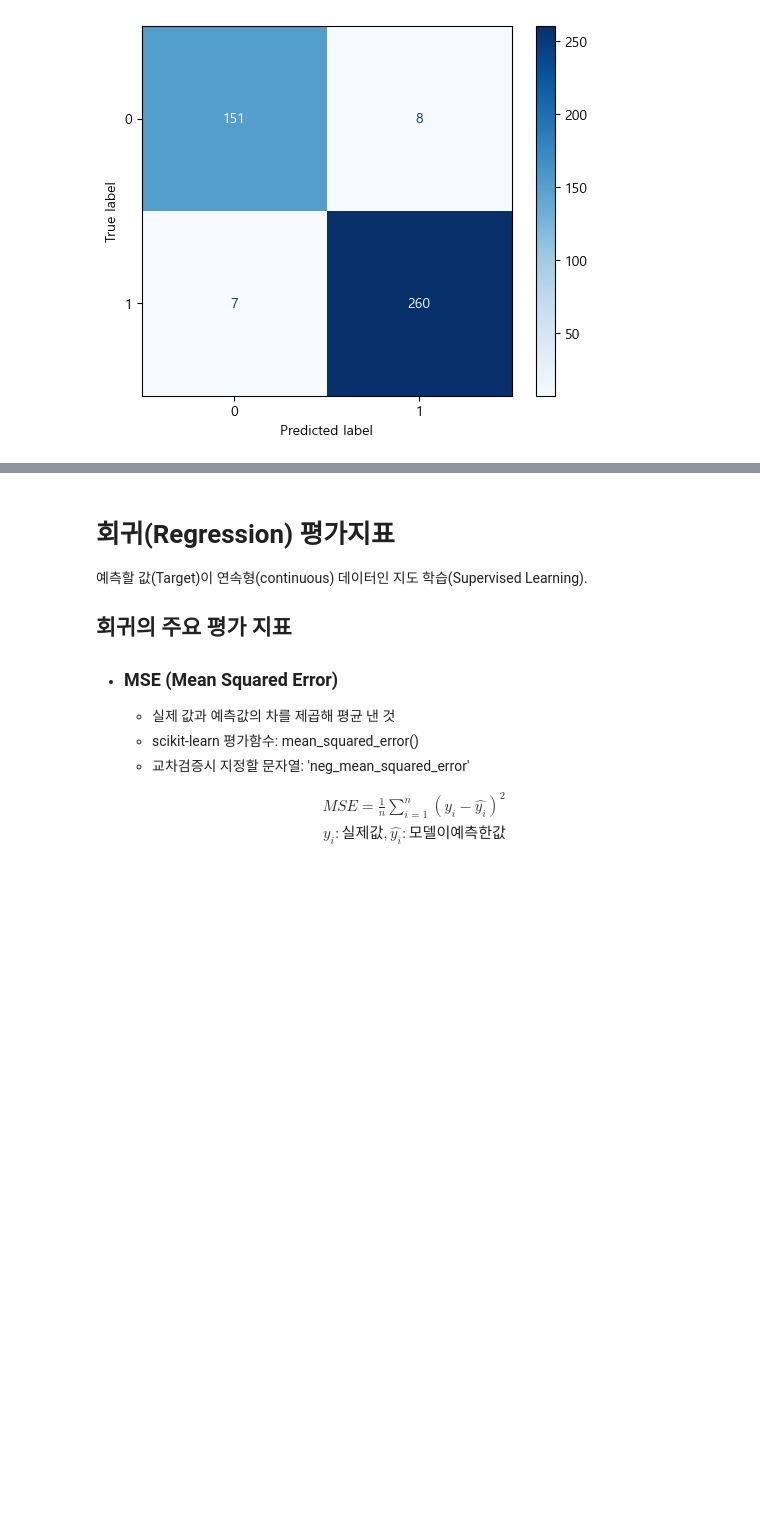
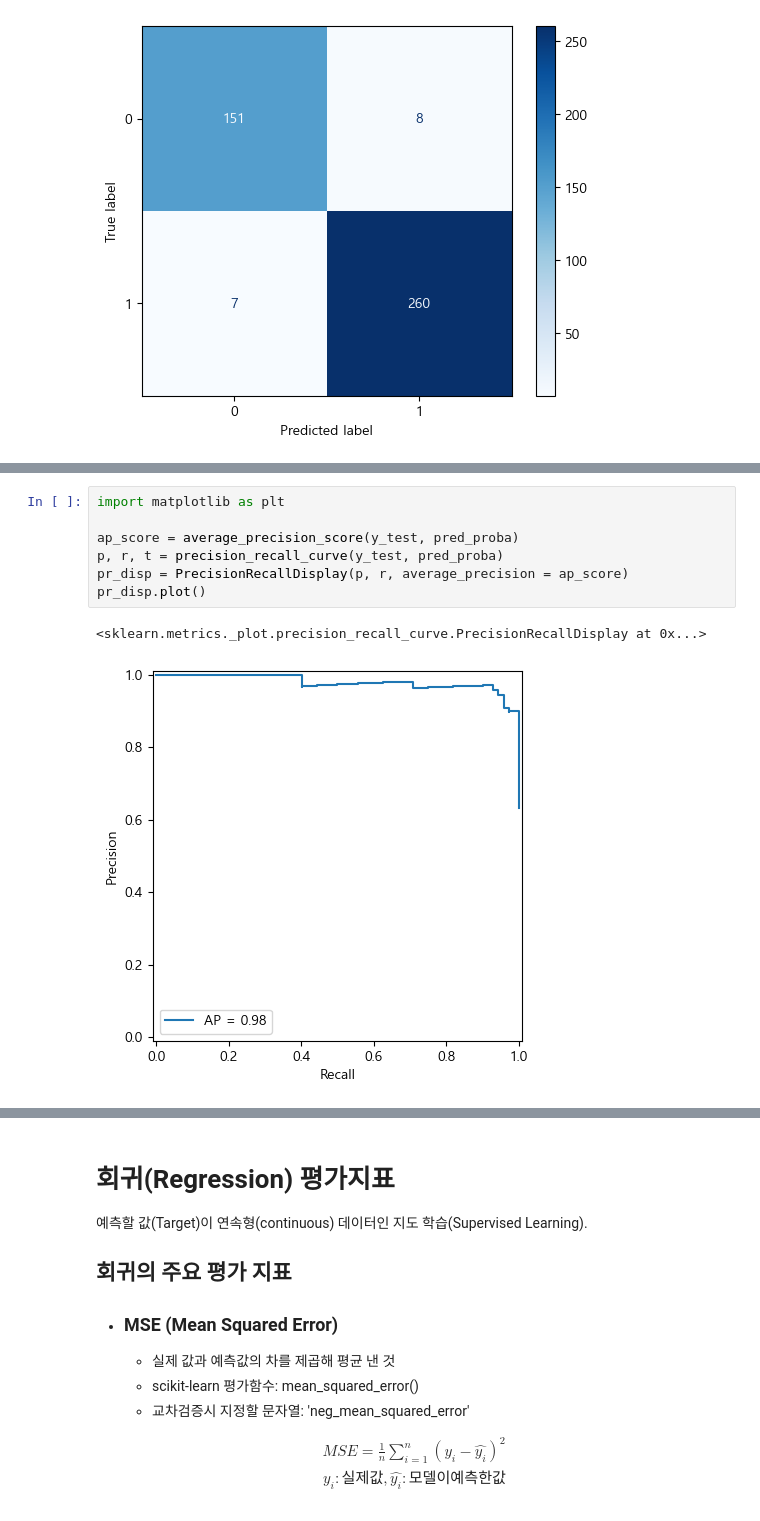
Before and after one commit to seonguihong/SKN13_mysrc, a Jupyter notebook: 08_머신러닝/05_평가지표.ipynb, the cells around one changed output, grey strips where cells are left out. Saved outputs shown, nothing was run; the diff lists cells and outputs as text; blank space fills up the shorter version.

```diff
--- a/08_머신러닝/05_평가지표.ipynb
+++ b/08_머신러닝/05_평가지표.ipynb
@@ -1038,0 +1072,10 @@ array([[0.02476701, 0.97523299],
+# %%
+import matplotlib as plt
+
+ap_score = average_precision_score(y_test, pred_proba)
+p, r, t = precision_recall_curve(y_test, pred_proba)
+pr_disp = PrecisionRecallDisplay(p, r, average_precision = ap_score)
+pr_disp.plot()
+# %% [output]
+<sklearn.metrics._plot.precision_recall_curve.PrecisionRecallDisplay at 0x...>
+[figure, added]
```
Also changed, not shown: parts of 21 cells of this notebook, 6 other files.
